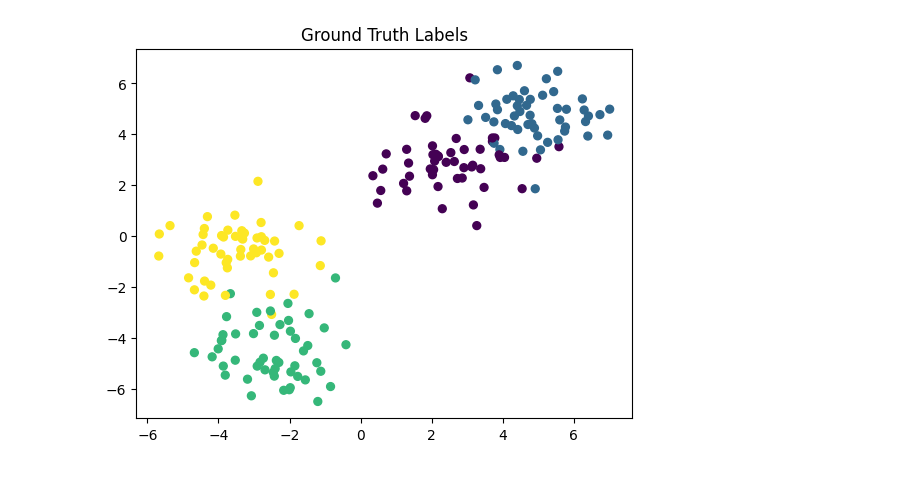
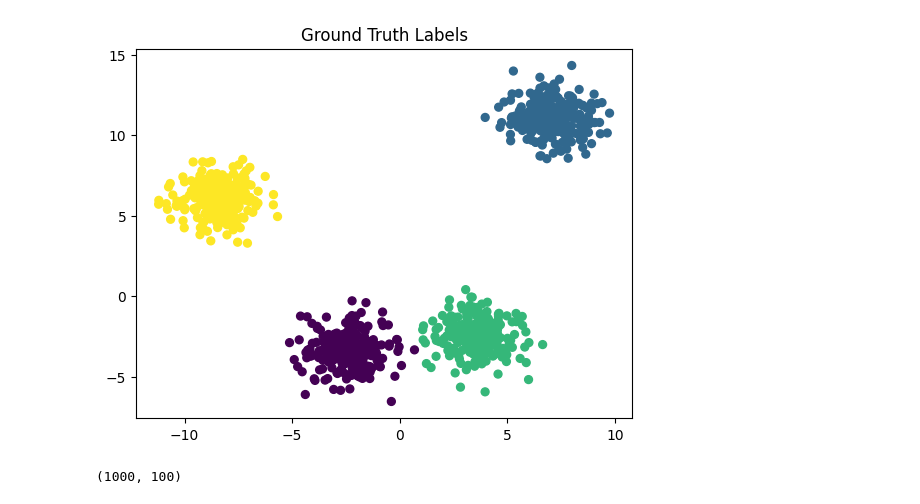
Before and after one commit to craigfouts/GibbsLDA, a Jupyter notebook: sandbox.ipynb, the cells around one changed output. Saved outputs shown, nothing was run; the diff lists cells and outputs as text; code cells hidden in the pictures.

```diff
--- a/sandbox.ipynb
+++ b/sandbox.ipynb
@@ -10,19 +10,23 @@ from models import GibbsLDA, CollapsedGibbsLDA, PyroLDA
 
 clear_output()
 # %%
-N_SAMPLES = 200
+N_SAMPLES = 1000
 N_FEATURES = 100
 N_TOPICS = 4
 SCALE = 1
 DISCRETIZE = False
 SHUFFLE = True
 
 if DISCRETIZE:
     X, X_labels, vocab = sim.generate_data(N_SAMPLES, N_FEATURES, N_TOPICS, SCALE, DISCRETIZE, SHUFFLE)
 else:
     X, X_labels = sim.generate_data(N_SAMPLES, N_FEATURES, N_TOPICS, SCALE, DISCRETIZE, SHUFFLE)
 util.visualize_data(X, X_labels, 'Ground Truth Labels')
 # %% [output]
-[figure, old version]
+[figure, new version]
+# %%
+X.shape
+# %% [output]
+(1000, 100)
 # %%
 from scipy.cluster.vq import kmeans, vq
```
Also changed, not shown: parts of 29 cells of this notebook, 1 other file.
